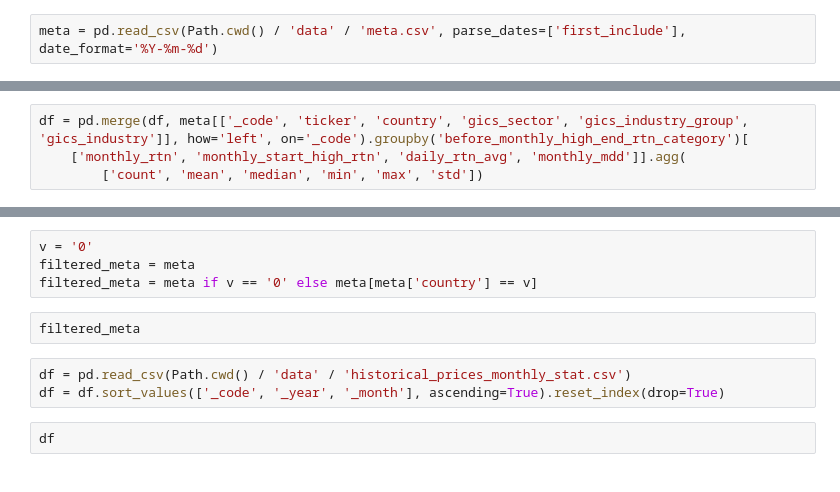
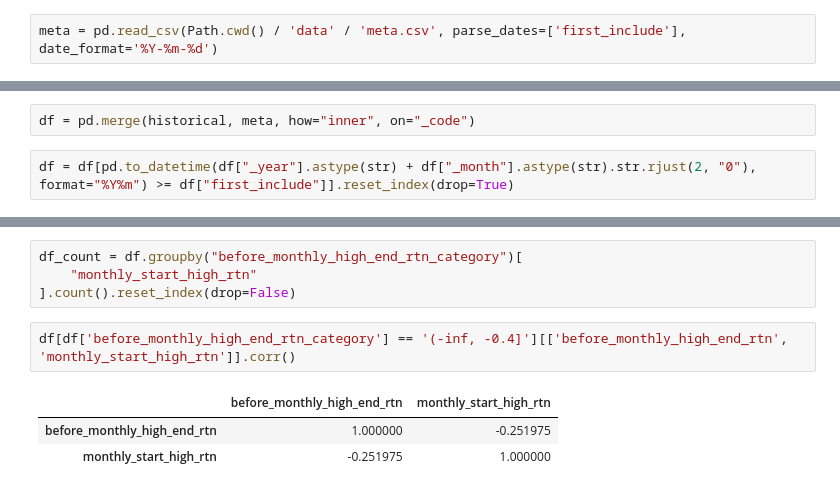
Before and after one commit to jay-ylee/deep-value, a Jupyter notebook: eda.ipynb, the cells around one changed output, grey strips where cells are left out. Cells and saved outputs as stored; diff of their text form.

```diff
--- a/eda.ipynb
+++ b/eda.ipynb
@@ -10 +9,5 @@ df = df.sort_values(['_code', '_year', '_month'], ascending=True).reset_index(dr
+# %%
+df = pd.merge(historical, meta, how="inner", on="_code")
+# %%
+df = df[pd.to_datetime(df["_year"].astype(str) + df["_month"].astype(str).str.rjust(2, "0"), format="%Y%m") >= df["first_include"]].reset_index(drop=True)
 # %%
@@ -33,4 +32,0 @@ df
-# %%
-df = pd.merge(df, meta[['_code', 'ticker', 'country', 'gics_sector', 'gics_industry_group', 'gics_industry']], how='left', on='_code').groupby('before_monthly_high_end_rtn_category')[
-    ['monthly_rtn', 'monthly_start_high_rtn', 'daily_rtn_avg', 'monthly_mdd']].agg(
-        ['count', 'mean', 'median', 'min', 'max', 'std'])
@@ -91,11 +33,10 @@ mp.columns = ['value', 'label']
-# %%
-v = '0'
-filtered_meta = meta
-filtered_meta = meta if v == '0' else meta[meta['country'] == v]
-# %%
-filtered_meta
-# %%
-df = pd.read_csv(Path.cwd() / 'data' / 'historical_prices_monthly_stat.csv')
-df = df.sort_values(['_code', '_year', '_month'], ascending=True).reset_index(drop=True)
-# %%
-df
+# %%
+df_count = df.groupby("before_monthly_high_end_rtn_category")[
+    "monthly_start_high_rtn"
+].count().reset_index(drop=False)
+# %%
+df[df['before_monthly_high_end_rtn_category'] == '(-inf, -0.4]'][['before_monthly_high_end_rtn', 'monthly_start_high_rtn']].corr()
+# %% [output]
+|  | before_monthly_high_end_rtn | monthly_start_high_rtn |
+| before_monthly_high_end_rtn | 1.000000 | -0.251975 |
+| monthly_start_high_rtn | -0.251975 | 1.000000 |
```
Also changed, not shown: parts of 13 cells of this notebook, 6 other files.
